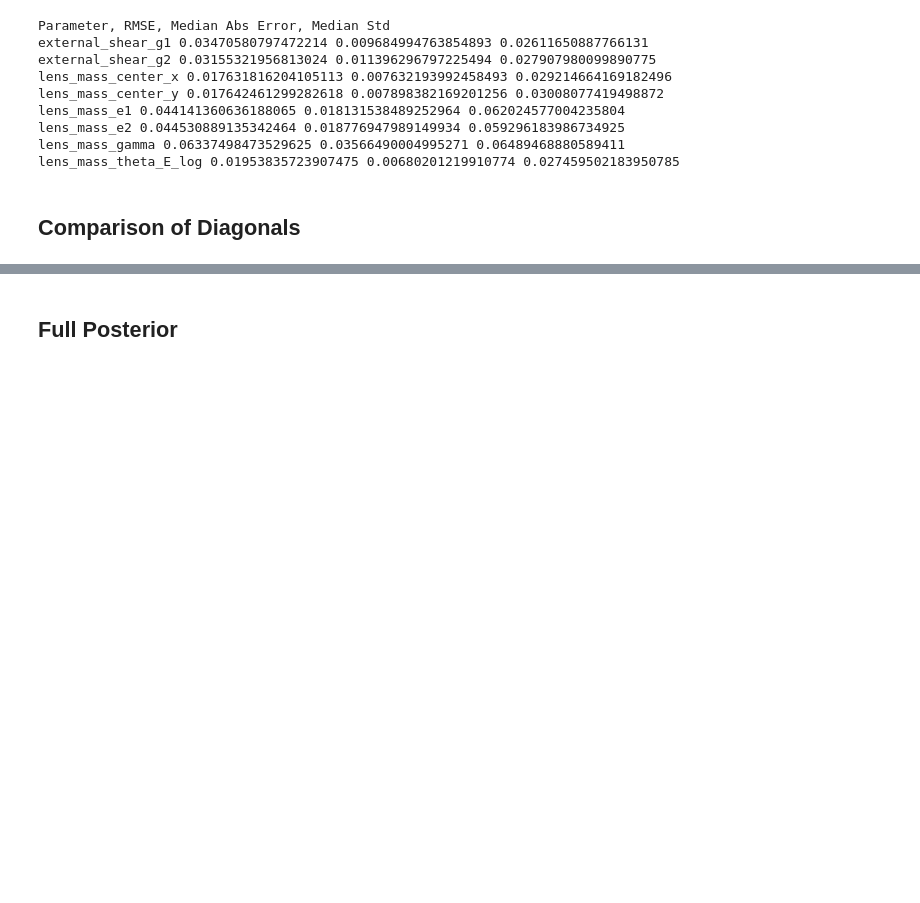
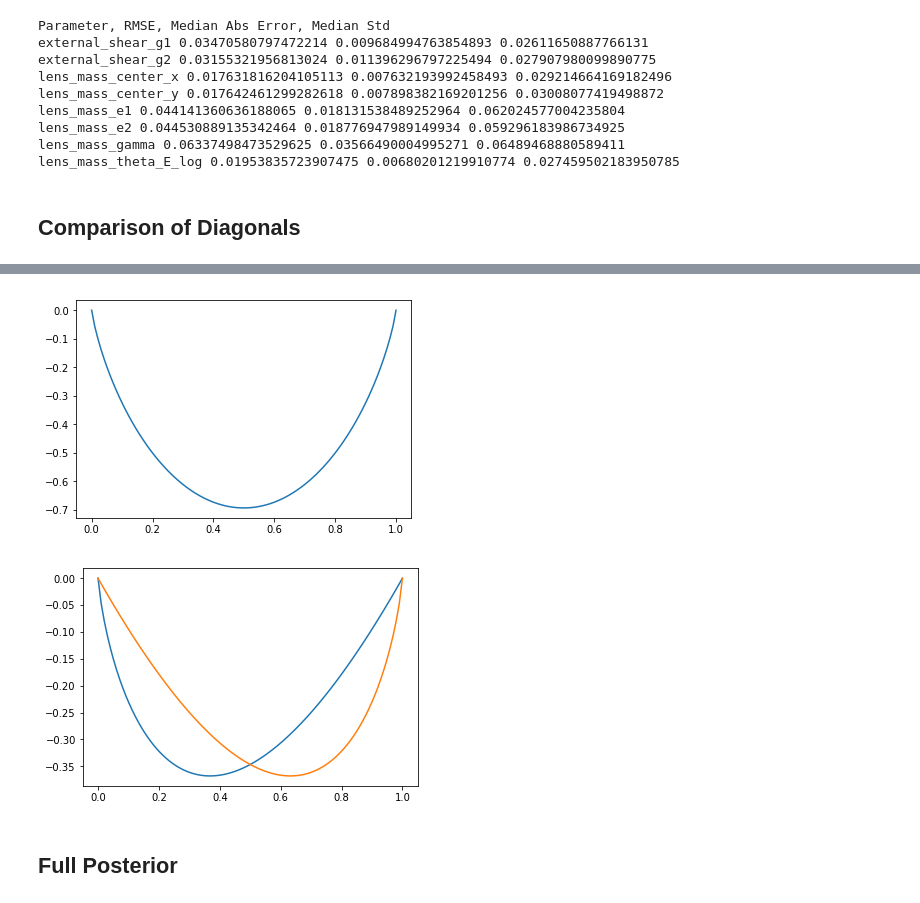
Before and after one commit to swagnercarena/ovejero, a Jupyter notebook: models/Model_Inference.ipynb, the cells around one changed output, grey strips where cells are left out. Drawn from its saved outputs; the diff is of its cells as text; code cells hidden in the pictures; blank space fills up the shorter version.

Commit message:
error in the p_logit regularizer term

```diff
--- a/models/Model_Inference.ipynb
+++ b/models/Model_Inference.ipynb
@@ -189,2 +206,31 @@ Loading samples from /Users/sebwagner/Documents/Grad_School/Research/Phil/ovejer
+# %%
+def p_logit_regularizer(p):
+    """
+    Calculate the regularization term for p_logit.
+
+    Parameters
+    ----------
+        p_logit (tf.Tensor): A 1D Tensor containing the p_logit value
+            for dropout.
+
+    Returns
+    -------
+        (tf.Tensor): The tensorflow graph to calculate the
+            p_logit regularization term.
+    """
+#     p = 1/(1+np.exp(-p_logit))
+    regularizer = p * np.log(p)
+    regularizer += (1.0 - p) * np.log(1.0 - p)
+#     regularizer *= 0.1 * 200
+    return regularizer
+p = np.linspace(1e-6,1-1e-6,100)
+plt.plot(p,p_logit_regularizer(p))
+plt.show()
+plt.plot(p,p*np.log(p))
+plt.plot(p,(1-p)*np.log(1-p))
+plt.show()
+# %% [output]
+[figure, added]
+[figure, added]
 # %% [markdown]
 ## Full Posterior
```
Also changed, not shown: parts of 6 cells of this notebook, 2 other files.
